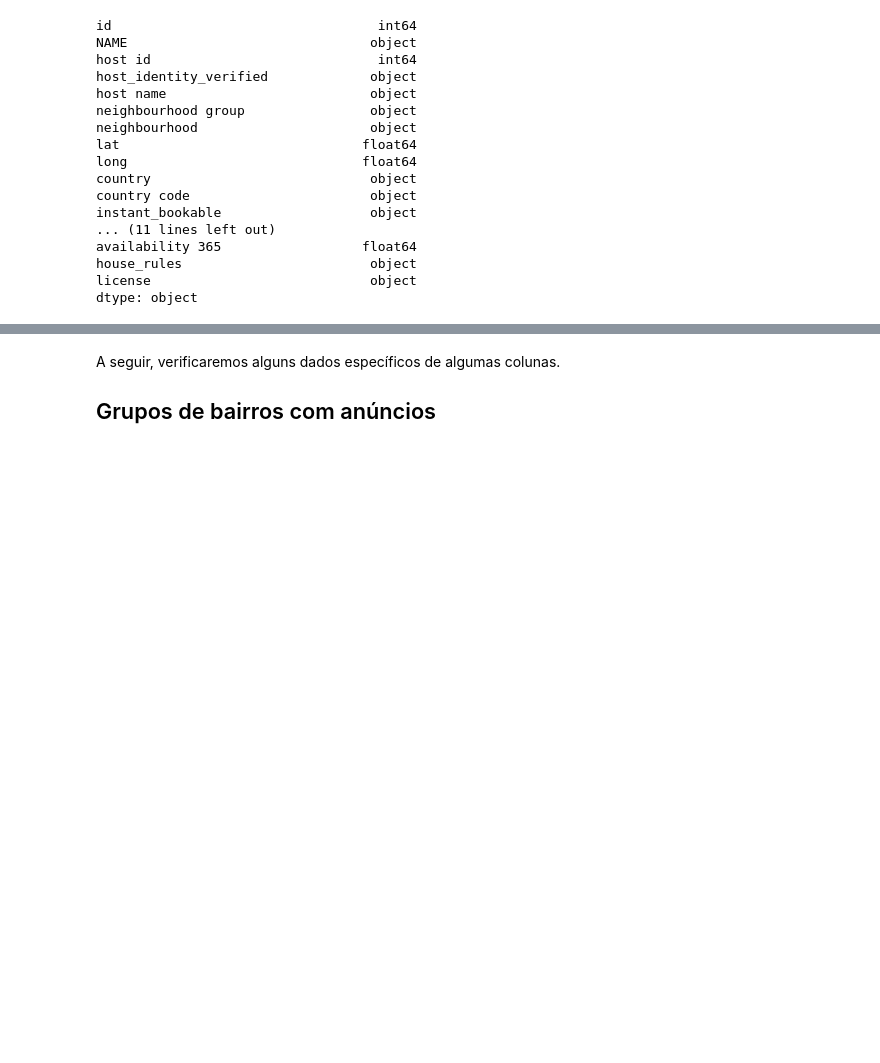
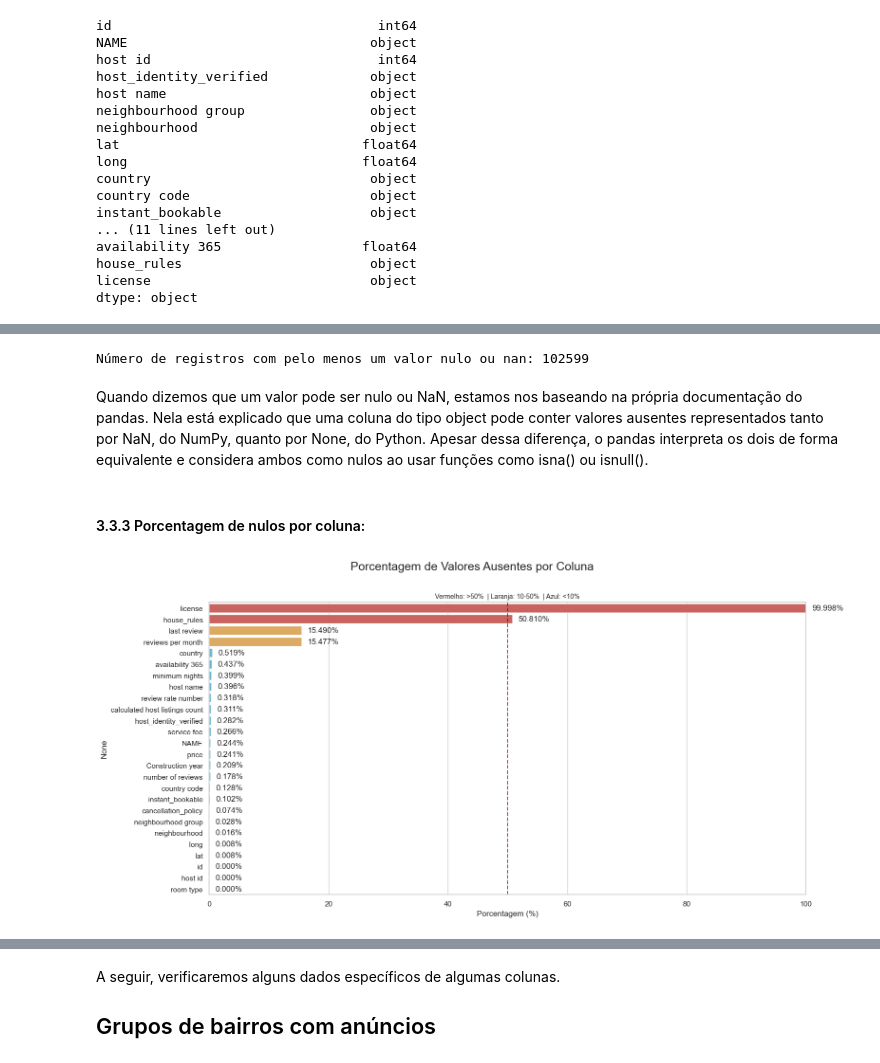
Before and after one commit to lucasqueiroz23/airbnb-data-analysis, a Jupyter notebook: raw/analytics.ipynb, the cells around one changed output, grey strips where cells are left out. Saved outputs shown, nothing was run; the diff lists cells and outputs as text; code cells hidden in the pictures; blank space fills up the shorter version.

```diff
--- a/raw/analytics.ipynb
+++ b/raw/analytics.ipynb
@@ -123,0 +165,32 @@ dtype: object
+# %%
+number_of_rows_with_null_nan_values = len(df.isnull().any(axis=1))
+print(f"Número de registros com pelo menos um valor nulo ou nan: {number_of_rows_with_null_nan_values}")
+# %% [output]
+Número de registros com pelo menos um valor nulo ou nan: 102599
+# %% [markdown]
+Quando dizemos que um valor pode ser nulo ou NaN, estamos nos baseando na própria documentação do pandas. Nela está explicado que uma coluna do tipo object pode conter valores ausentes representados tanto por NaN, do NumPy, quanto por None, do Python. Apesar dessa diferença, o pandas interpreta os dois de forma equivalente e considera ambos como nulos ao usar funções como isna() ou isnull().
+# %% [markdown]
+#### 3.3.3 Porcentagem de nulos por coluna:
+# %%
+null_perc = (df.isnull().sum() / len(df) * 100).sort_values(ascending=False)
+
+colors = ['#d9534f' if v > 50 else '#f0ad4e' if v > 10 else '#5bc0de' for v in null_perc.values]
+
+sns.set_theme(style="whitegrid")
+plt.figure(figsize=(16, 8))
+ax = sns.barplot(x=null_perc.values, y=null_perc.index, hue=null_perc.index, palette=colors, legend=False)
+
+plt.suptitle("Porcentagem de Valores Ausentes por Coluna", fontsize=18, y=0.96)
+ax.set_title("Vermelho: >50%  | Laranja: 10-50%  | Azul: <10%", fontsize=10)
+ax.set_xlabel("Porcentagem (%)")
+ax.set_xlim(0, 100)
+
+for p in ax.patches:
+    w = p.get_width()
+    ax.text(w + 1, p.get_y() + p.get_height()/2, f'{w:.3f}%', va='center')
+
+ax.axvline(50, color='darkred', linestyle='--', alpha=0.7)
+plt.tight_layout(rect=[0, 0, 1, 0.95])
+plt.show()
+# %% [output]
+[figure, added]
```
Also changed, not shown: parts of 46 cells of this notebook, 1 other file.
